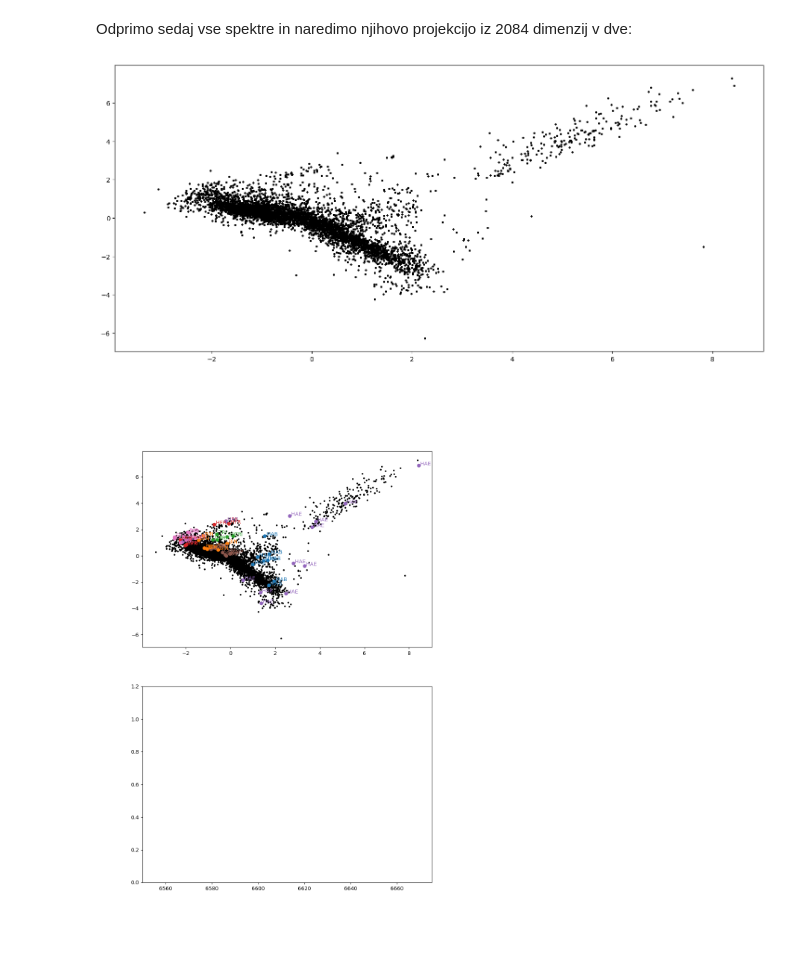
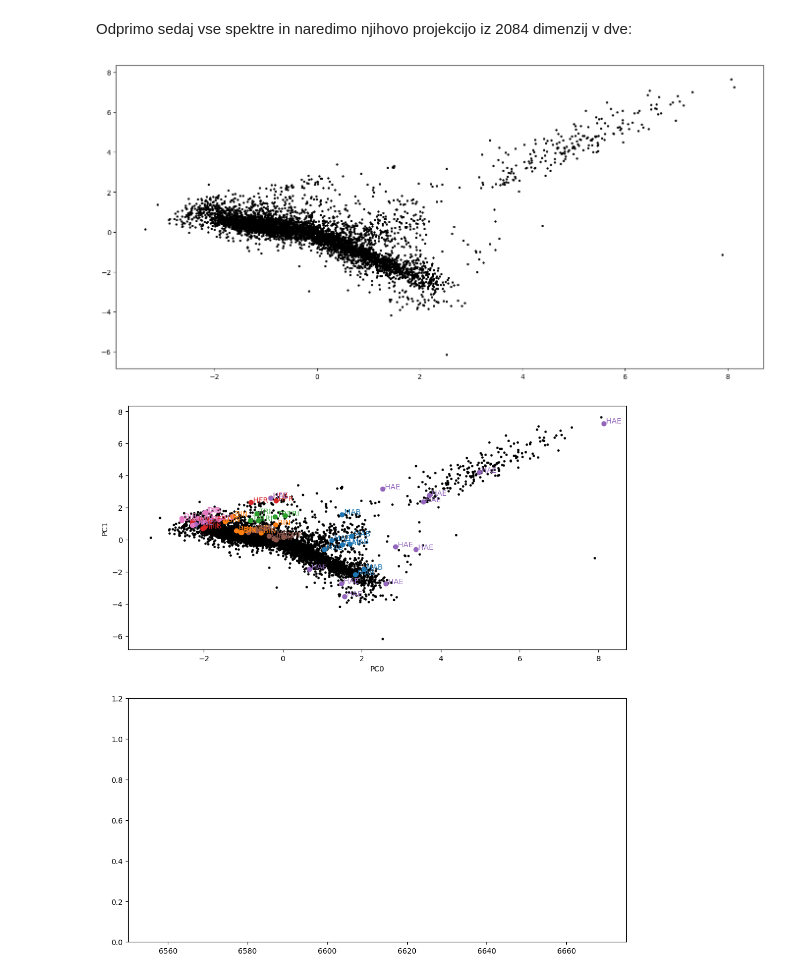
Before and after one commit to sheliak/klasifikacija_spektrov, a Jupyter notebook: klasifikacija.ipynb, the cells around one changed output. Saved outputs shown, nothing was run; the diff lists cells and outputs as text; code cells hidden in the pictures.

```diff
--- a/klasifikacija.ipynb
+++ b/klasifikacija.ipynb
@@ -25,10 +25,12 @@ from ipywidgets import interactive, Label, Layout, FloatSlider, Dropdown
 import numpy as np
 from matplotlib import pyplot as plt
 from matplotlib import colors
-plt.rcParams["figure.figsize"] = (18, 8)
+from mpl_toolkits.axes_grid1 import make_axes_locatable
+plt.rcParams["figure.figsize"] = (17, 8)
 from IPython.display import Audio, Markdown, display, clear_output
 import urllib.request
 from sklearn.decomposition import PCA
+from sklearn.manifold import TSNE
 # %% [markdown]
 <a id='spoznajmo spektre'></a>
 ## Spoznajmo spektre zvezd
@@ -271,7 +274,7 @@ Odprimo sedaj vse spektre in naredimo njihovo projekcijo iz 2084 dimenzij v dve:
 #Nalozimo vse spektre (lahko traja)
 spektri=[]
 l=np.loadtxt('https://raw.githubusercontent.com/sheliak/klasifikacija_spektrov/main/podatki/spektri/val.dat') # seznam valovnih dolzin
-for i in range(1,5300,1):
+for i in range(1,5500,1):
     print('Procesiram spekter st. %s' % i, end='')
     w = np.loadtxt('https://raw.githubusercontent.com/sheliak/klasifikacija_spektrov/main/podatki/spektri/%s.dat' % i) # flux
     spektri.append(w)
@@ -291,7 +294,7 @@ ax=fig.add_subplot(111)
 ax.scatter(projekcija[:,0], projekcija[:,1], s=5, c='k')
 plt.show()
 # %% [output]
-[figure, old version]
+[figure, new version]
 # %%
 !pip -q install ipympl
 from google.colab import output
@@ -309,35 +312,35 @@ pca = PCA(n_components=2)
 pca.fit(spektri)
 projekcija=pca.transform(spektri)
 
 #Narisemo 2D ravnino
-fig=plt.figure(1, figsize=(12,13))
+fig=plt.figure(11, figsize=(12,13))
 ax=fig.add_subplot(211)
 ax_s=fig.add_subplot(212)
 
 line,=ax_s.plot(l, [-1]*len(l), 'k-')
 ax_s.set_xlim(l[0],l[-1])
 ax_s.set_ylim(0,1.2)
 ax.set_xlabel('Valovna dolžina / $\\mathrm{\\AA}$')
 ax.set_ylabel('Normaliziran fluks')
 
 ax.scatter(projekcija[:,0], projekcija[:,1], s=5, c='k', picker=3)
 ax.set_xlabel('PC0')
 ax.set_ylabel('PC1')
 
 #fig.canvas.callbacks.connect('pick_event', on_click)
 fig.canvas.mpl_connect('pick_event', onpick)
 
 #Dodamo oznake za zvezde iz ucnega seta ('MAB', 'BIN', 'TRI', 'HFR', 'HAE', 'CMP', 'DIB')
 
 for n,tip in enumerate(['MAB', 'BIN', 'TRI', 'HFR', 'HAE', 'CMP', 'DIB']):
     indexes=tipi[tip]
     for i in indexes:
         ax.plot(projekcija[:,0][int(i)-1], projekcija[:,1][int(i)-1], marker='o', c='C%s' % n)
         ax.text(projekcija[:,0][int(i)-1], projekcija[:,1][int(i)-1], ' '+tip, c='C%s' % n)
 
 plt.show()
 # %% [output]
-[figure, old version]
+[figure, new version]
 # %%
 def onpick(event):
     ind = event.ind[0]
```
Also changed, not shown: parts of 5 cells of this notebook.
